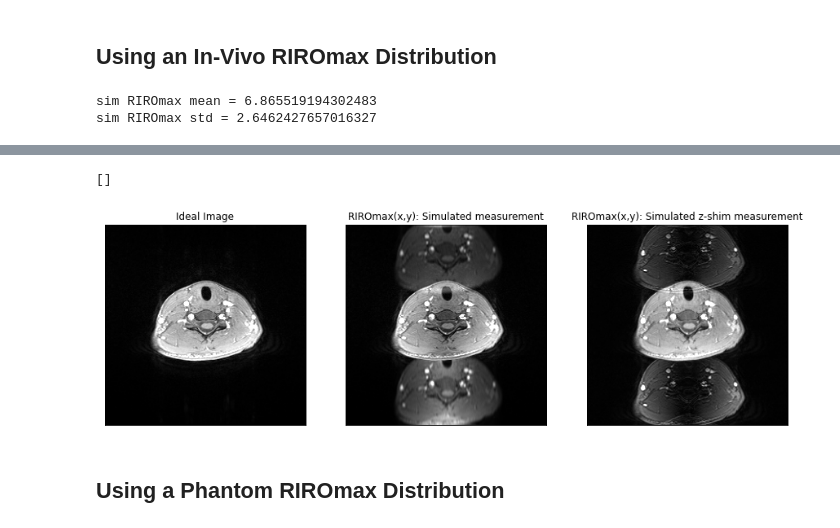
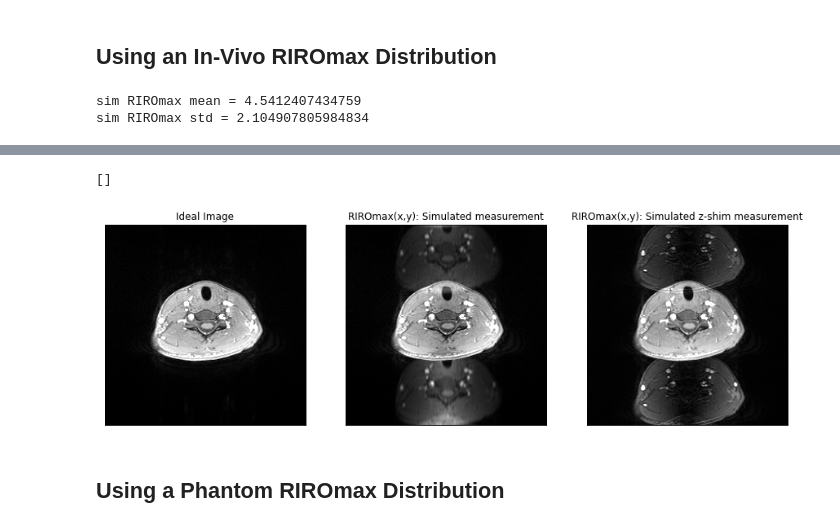
Before and after one commit to evaalonsoortiz/dyn-rt-shim-sim, a Jupyter notebook: dyn_rt_shim_sim.ipynb, the cells around one changed output, grey strips where cells are left out. Saved outputs shown, nothing was run; the diff lists cells and outputs as text; code cells hidden in the pictures.

```diff
--- a/dyn_rt_shim_sim.ipynb
+++ b/dyn_rt_shim_sim.ipynb
@@ -85,7 +85,7 @@ delta_k = 1 / fov # distance between points in k-space in units of mm^-1
 # define other constants related to the time-varying magnetic field
 # -----------------------------------------------------------------------------#
 w_r = 2 * math.pi / 3 # radial frequency of the respiratory motion in units of [rad/s]
-RIROmax_uniform = 15 # maximum frequency offset caused by respiration (during inhalation) in units of [Hz]
+RIROmax_uniform = 12 # maximum frequency offset caused by respiration (during inhalation) in units of [Hz]
 
 # -----------------------------------------------------------------------------#
 # define the spatial distribution for RIROmax
@@ -95,7 +95,7 @@ RIROmax_uniform = 15 # maximum frequency offset caused by respiration (during in
 
 r = np.sqrt( (x*image_res[0])**2 + (y*image_res[1])**2 ) # radial position (in [mm])
 r = abs( (r - np.max(np.max(r)) ) / np.max(np.max(r)) )
-r = r**3
+r = r**4
 sim_RIROmax = RIROmax_uniform*r
 
 # -----------------------------------------------------------------------------#
@@ -123,7 +123,7 @@ bkgrnd_mask[sim_img_data>(15*sigma)] = 1
 
 # applt the background mask to limit the RIROmax distribution to where you have signal
 sim_RIROmax = np.multiply(bkgrnd_mask,sim_RIROmax)
-sim_RIROmax = gaussian_filter(sim_RIROmax, sigma=2)
+#sim_RIROmax = gaussian_filter(sim_RIROmax, sigma=2)
 
 # calculate the mean/std of RIROmax and plot
 mean_simRIROmax = sim_RIROmax[bkgrnd_mask!=0].mean()
@@ -159,36 +159,36 @@ sim_RIROmax_meas = sim_RIROmax_meas[np.nonzero(sim_RIROmax_meas)].mean()
 # -----------------------------------------------------------------------------#
 diff = np.subtract(sim_RIROmax * np.sin(w_r * (TR * (matrix[1]/2 + np.divide(ky,delta_k[1]) ) + TE ) ), sim_RIROmax_meas * np.sin(w_r * (TR * (matrix[1]/2 + np.divide(ky,delta_k[1]) ) ) ))
 exp = np.exp((2 * math.pi * 1j * TE) * diff)
 zshim_FFT_mod_sim_RIROmax_xy = np.multiply( exp , sim_FFT )
 
 #recontruct the image
 zshim_calcImage_sim_RIROmax_xy = np.fft.ifftshift(np.fft.ifft(np.fft.ifftshift(zshim_FFT_mod_sim_RIROmax_xy)))
 
 # -----------------------------------------------------------------------------#
 # display
 # -----------------------------------------------------------------------------#
 fig = plt.figure(figsize=(15,10))
 
 ax = fig.add_subplot(1,3,1)
 ax.imshow(np.rot90(sim_img_data), cmap='gray', vmin=0, vmax=1200)
 ax.set_title('Ideal Image')
 plt.setp(ax, xticks=[], yticks=[])
 
 ax1 = fig.add_subplot(1,3,2)
 ax1.imshow(np.rot90(np.abs(calcImage_sim_RIROmax_xy)), cmap='gray', vmin=0, vmax=1200)
 ax1.set_title('RIROmax(x,y): Simulated measurement')
 plt.setp(ax1, xticks=[], yticks=[])
 
 ax2 = fig.add_subplot(1,3,3)
 ax2.imshow(np.rot90(np.abs(zshim_calcImage_sim_RIROmax_xy)), cmap='gray', vmin=0, vmax=1200)
 ax2.set_title('RIROmax(x,y): Simulated z-shim measurement')
 plt.setp(ax2, xticks=[], yticks=[])
 # %% [output]
-sim RIROmax mean = 6.865519194302483
-sim RIROmax std = 2.6462427657016327
+sim RIROmax mean = 4.5412407434759
+sim RIROmax std = 2.104907805984834
 [interactive output not drawn]
 []
-[figure, old version]
+[figure, new version]
 # %% [markdown]
 ## Using a Phantom RIROmax Distribution
 # %%
```
Also changed, not shown: parts of 1 cell of this notebook.
